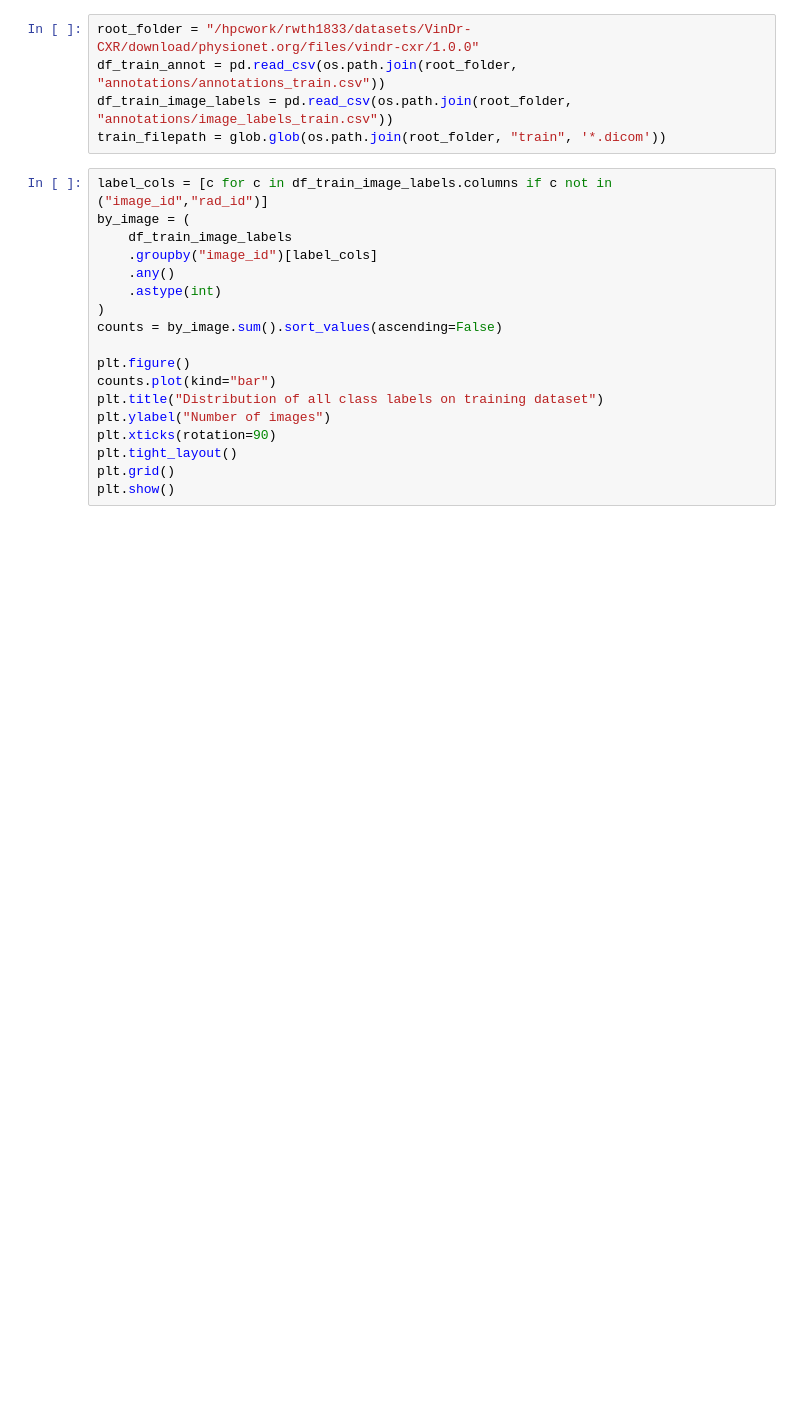
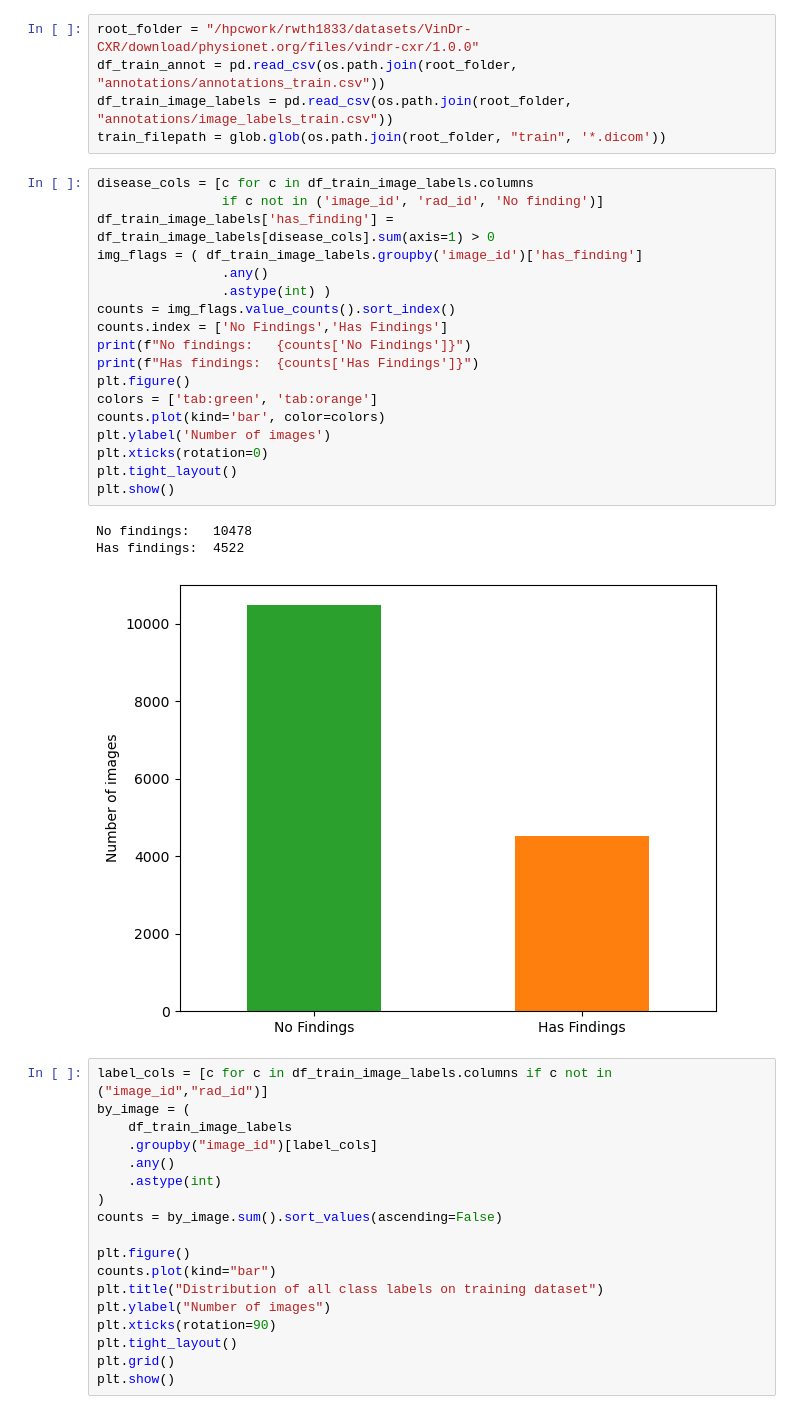
Before and after one commit to gary8564/rad_dino, a Jupyter notebook: notebooks/exploratory_data_analysis.ipynb, the cells around one changed output. Saved outputs shown, nothing was run; the diff lists cells and outputs as text; blank space fills up the shorter version.

```diff
--- a/notebooks/exploratory_data_analysis.ipynb
+++ b/notebooks/exploratory_data_analysis.ipynb
@@ -47,6 +45,28 @@ root_folder = "/hpcwork/rwth1833/datasets/VinDr-CXR/download/physionet.org/files
 df_train_annot = pd.read_csv(os.path.join(root_folder, "annotations/annotations_train.csv"))
 df_train_image_labels = pd.read_csv(os.path.join(root_folder, "annotations/image_labels_train.csv"))
 train_filepath = glob.glob(os.path.join(root_folder, "train", '*.dicom'))
+# %%
+disease_cols = [c for c in df_train_image_labels.columns
+                if c not in ('image_id', 'rad_id', 'No finding')]
+df_train_image_labels['has_finding'] = df_train_image_labels[disease_cols].sum(axis=1) > 0
+img_flags = ( df_train_image_labels.groupby('image_id')['has_finding']
+                .any()
+                .astype(int) )
+counts = img_flags.value_counts().sort_index()
+counts.index = ['No Findings','Has Findings']
+print(f"No findings:   {counts['No Findings']}")
+print(f"Has findings:  {counts['Has Findings']}")
+plt.figure()
+colors = ['tab:green', 'tab:orange']
+counts.plot(kind='bar', color=colors)
+plt.ylabel('Number of images')
+plt.xticks(rotation=0)
+plt.tight_layout()
+plt.show()
+# %% [output]
+No findings:   10478
+Has findings:  4522
+[figure, added]
 # %%
 label_cols = [c for c in df_train_image_labels.columns if c not in ("image_id","rad_id")]
 by_image = (
```
Also changed, not shown: parts of 2 cells of this notebook, 59 other files.
